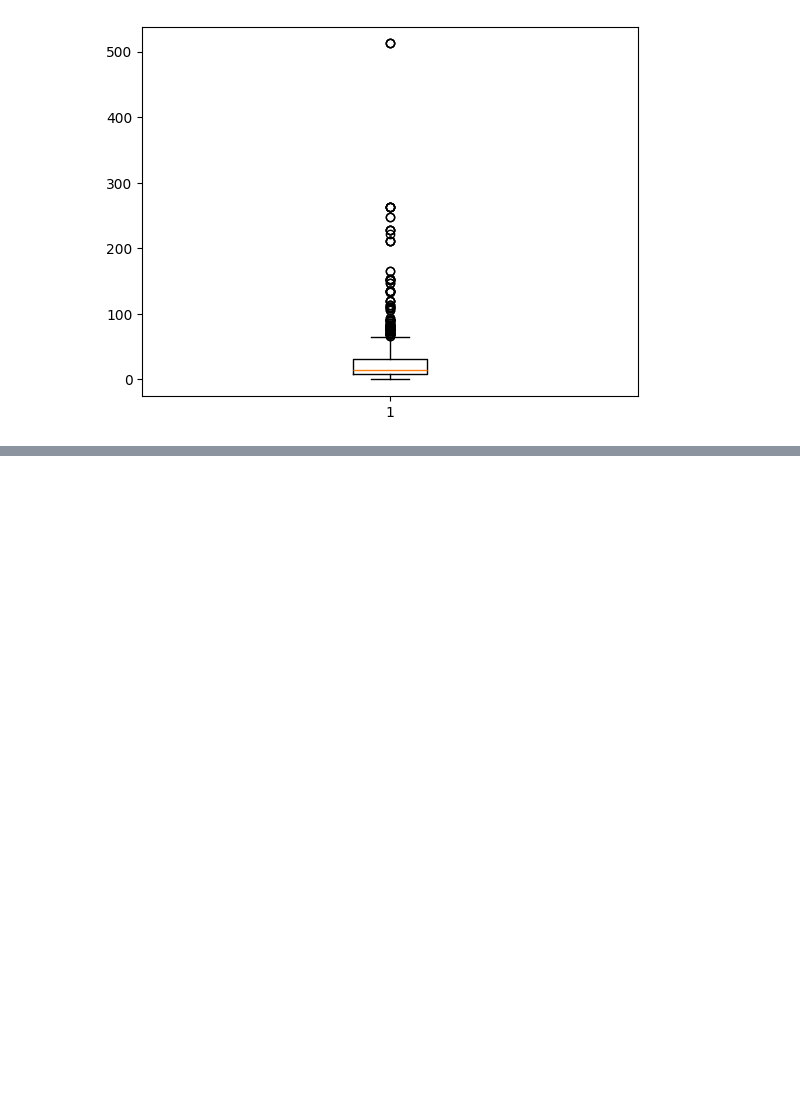
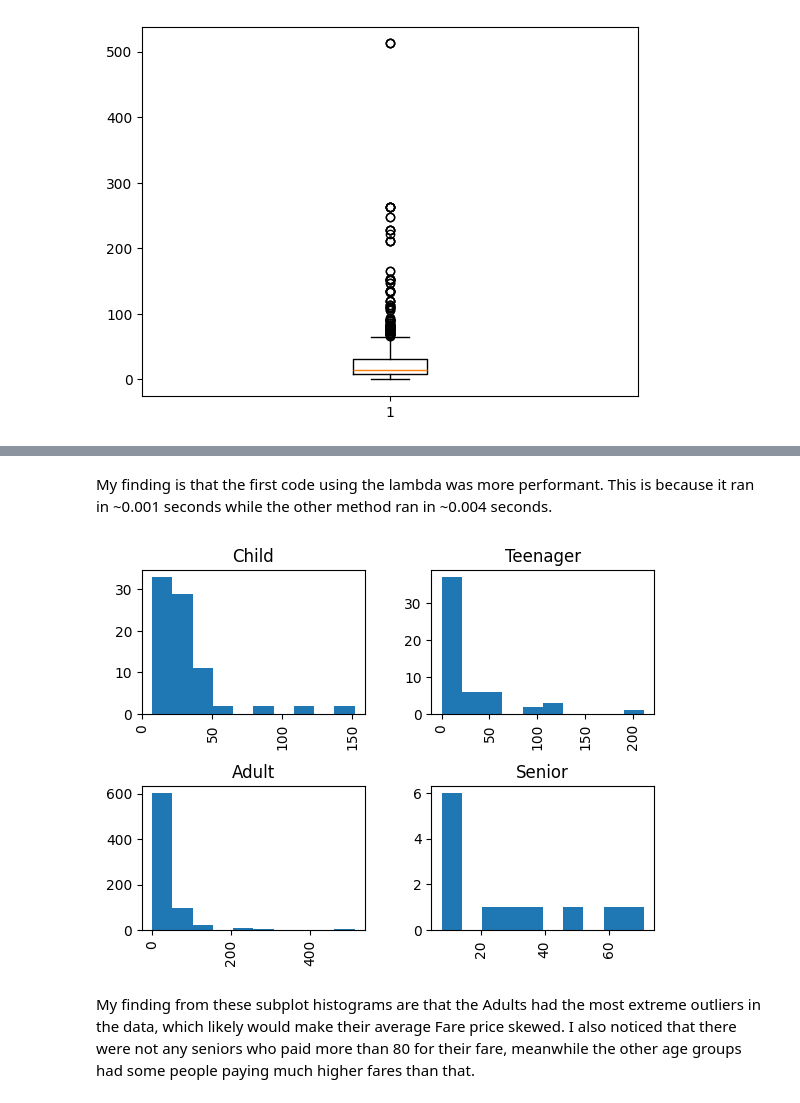
Before and after one commit to alec-arnold-1/comp_sci, a Jupyter notebook: AlecArnold_csci1070/week_05_homework.ipynb, the cells around one changed output, grey strips where cells are left out. Drawn from its saved outputs; the diff is of its cells as text; code cells hidden in the pictures; blank space fills up the shorter version.

```diff
--- a/AlecArnold_csci1070/week_05_homework.ipynb
+++ b/AlecArnold_csci1070/week_05_homework.ipynb
@@ -136,0 +151,59 @@ titanic_df.head(20)
+# %% [markdown]
+My finding is that the first code using the lambda was more performant. This is because it ran in ~0.001 seconds while the other method ran in ~0.004 seconds.
+# %%
+
+#If using the Titanic dataset, create subplot histograms to show how fares differ by age_bin.
+#Summarize your findings in under 200 words.
+
+#plt.subplot(titanic_df['Fare','age_bin'])
+#df_columns = titanic_df.columns()
+# columns = titanic_df.columns( 'age_bin','Fare'])
+#columns1 = ['age_bin','Fare']
+# plt.hist(titanic_df)
+
+#new_df = titanic_df['Fare']['age_bin']
+
+# plt.subplot(new_df ,bin)
+
+#plt.hist(titanic_df, columns=columns1,bins=10)
+
+
+# figs, axs = plt.subplots(nrows=2)
+# titanic_df['Fare'].plot(ax=axs[0])
+# titanic_df['age_bin'].plot(ax=axs[0])
+
+def subplot():
+
+    titanic_df.hist('Fare', by='age_bin')
+
+subplot()
+
+# x = plt.hist(titanic_df['age_bin'])
+
+# y = plt.hist(titanic_df['Fare'])
+
+# figs, axs = plt.subplots(nrows=2)
+# y = plt.hist(titanic_df['age_bin'],bins = 3)
+# x = plt.hist(titanic_df['Fare'], bins = 3)
+# plt.plot(x,y)
+
+# age_bin = titanic_df['age_bin']
+
+# plt.hist(titanic_df[titanic_df['age_bin'] == age_bin]['Fare'], bins=10)
+
+# plt.xlabel("Fare")
+# plt.ylabel("")
+# plt.show()
+
+
+
+# x = titanic_df['age_bin']
+# y = titanic_df['Fare']
+
+# plt.subplot(x,y)
+
+# plt.show()
+# %% [output]
+[figure, added]
+# %% [markdown]
+My finding from these subplot histograms are that the Adults had the most extreme outliers in the data, which likely would make their average Fare price skewed. I also noticed that there were not any seniors who paid more than 80 for their fare, meanwhile the other age groups had some people paying much higher fares than that.
```
Also changed, not shown: parts of 8 cells of this notebook.
